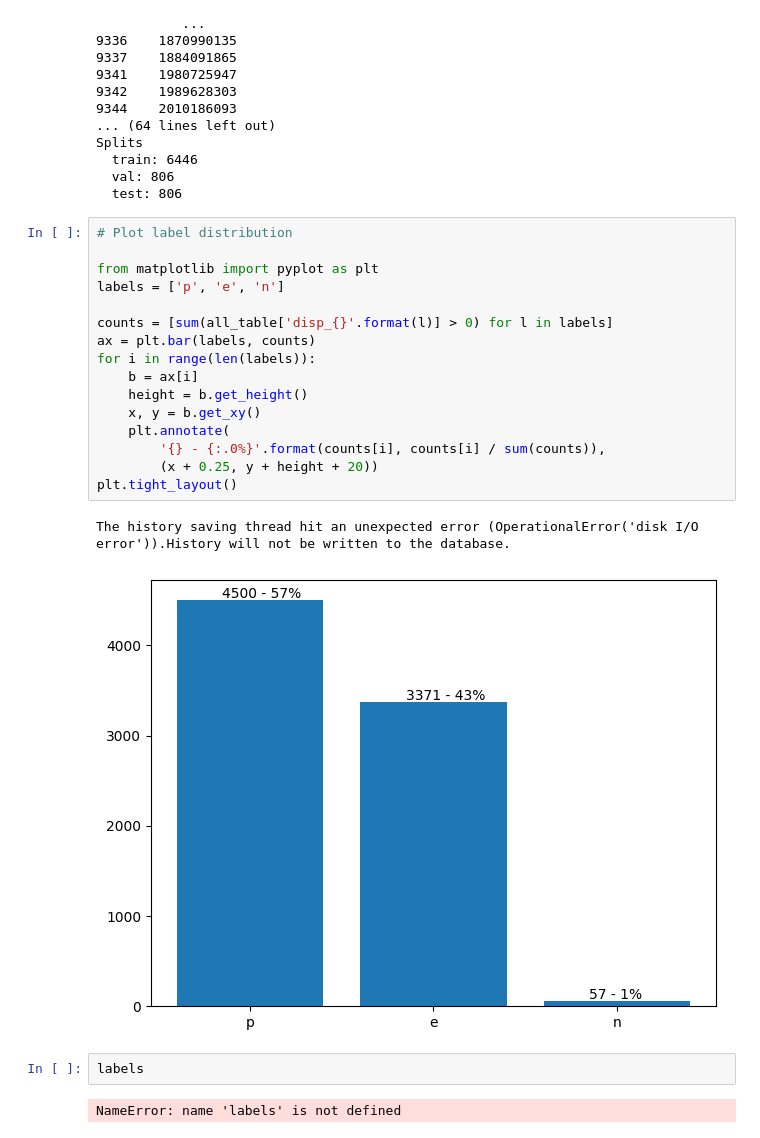
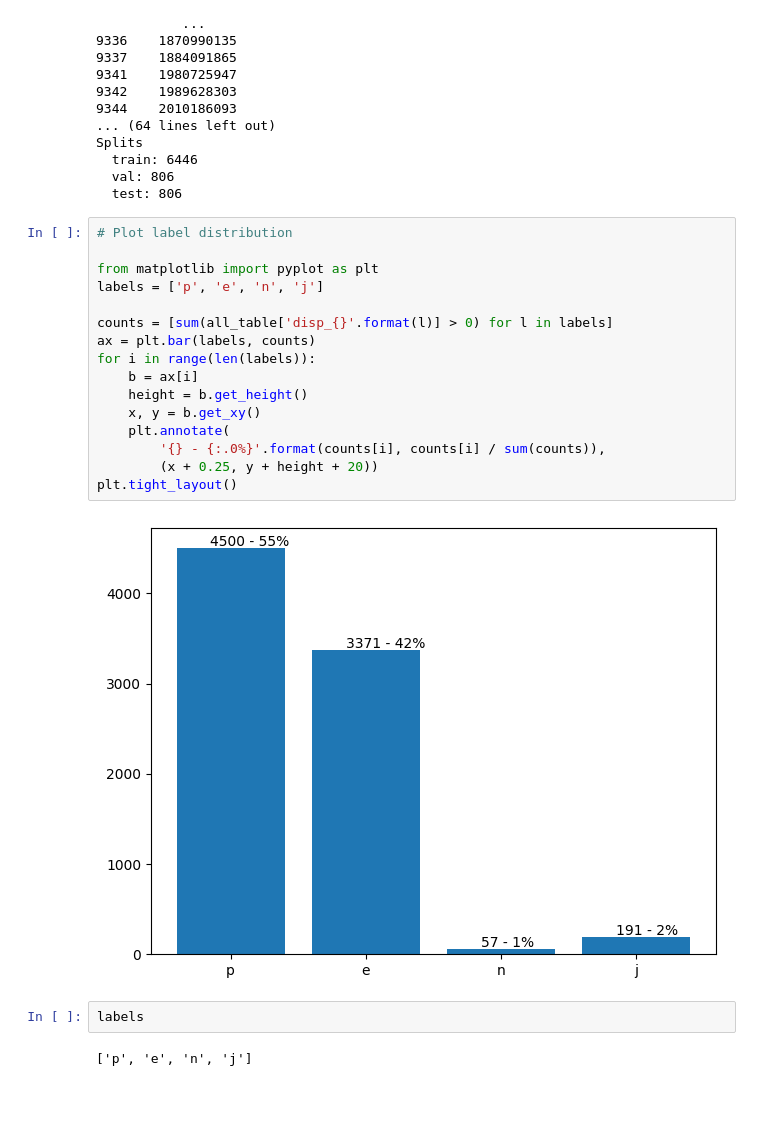
Before and after one commit to mit-kavli-institute/astronet-triage, a Jupyter notebook: Preprocess-vetting-2023Jun.ipynb, the cells around one changed output. Cells and saved outputs as stored; diff of their text form; blank space fills up the shorter version.

```diff
--- a/Preprocess-vetting-2023Jun.ipynb
+++ b/Preprocess-vetting-2023Jun.ipynb
@@ -106,23 +106,22 @@ Splits
 # %%
 # Plot label distribution
 
 from matplotlib import pyplot as plt
-labels = ['p', 'e', 'n']
+labels = ['p', 'e', 'n', 'j']
 
 counts = [sum(all_table['disp_{}'.format(l)] > 0) for l in labels]
 ax = plt.bar(labels, counts)
 for i in range(len(labels)):
     b = ax[i]
     height = b.get_height()
     x, y = b.get_xy()
     plt.annotate(
         '{} - {:.0%}'.format(counts[i], counts[i] / sum(counts)),
         (x + 0.25, y + height + 20))
 plt.tight_layout()
 # %% [output]
-The history saving thread hit an unexpected error (OperationalError('disk I/O error')).History will not be written to the database.
-[figure, old version]
+[figure, new version]
 # %%
 labels
 # %% [output]
-NameError: name 'labels' is not defined
+['p', 'e', 'n', 'j']
```
Also changed, not shown: 3 other files.
